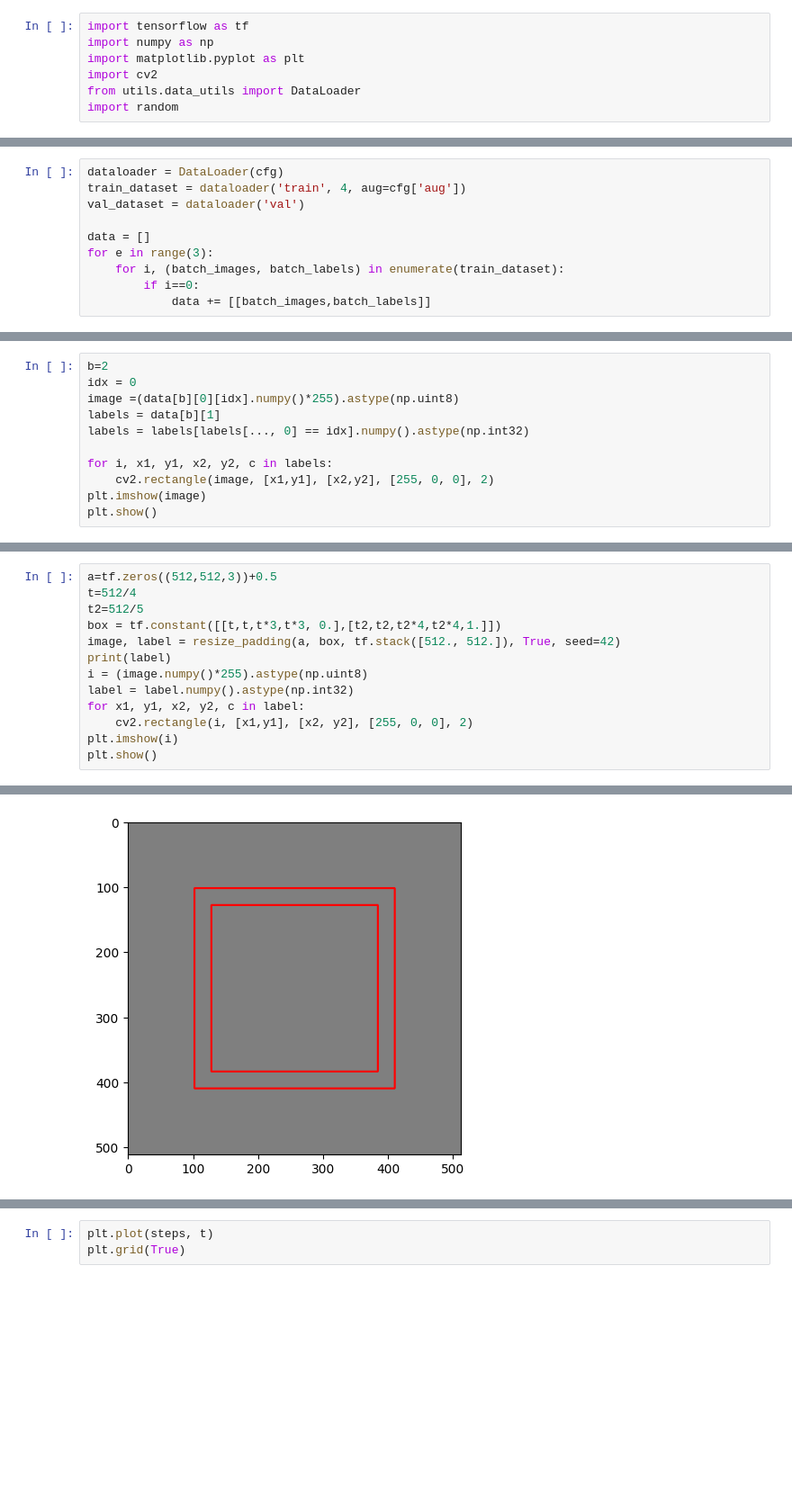
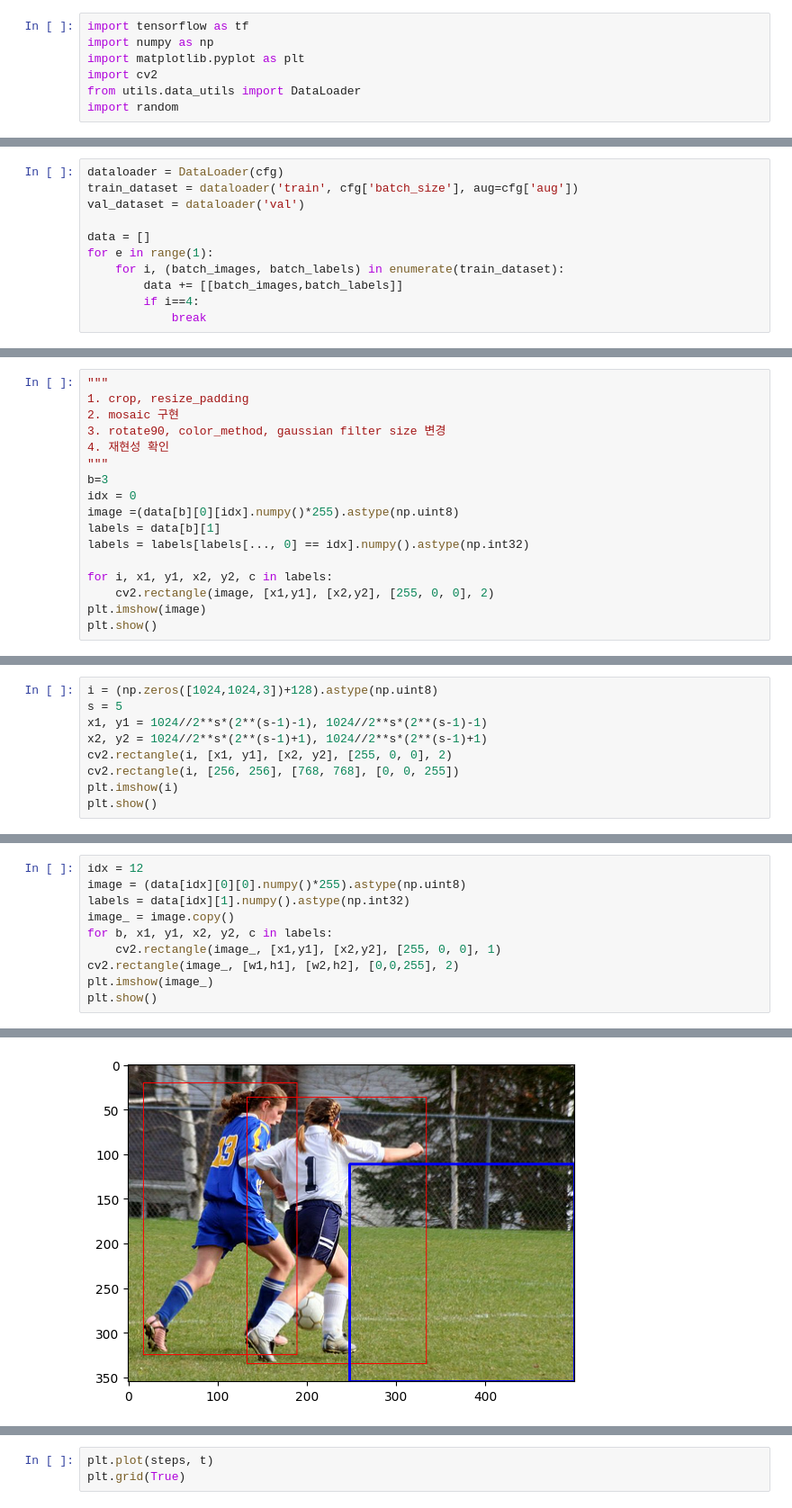
Before and after one commit to kongbuhaja/YOLO_v4, a Jupyter notebook: test.ipynb, the cells around one changed output, grey strips where cells are left out. Shown at 90% size. Cells and saved outputs as stored; diff of their text form; blank space fills up the shorter version.

Commit message:
update mosaic

```diff
--- a/test.ipynb
+++ b/test.ipynb
@@ -30,12 +30,13 @@ cfg['aug'] = {'mosaic':4, 'random_scale':1.0, 'random_rotate90':0.75,
 cfg['batch_size'] *= cfg['aug']['mosaic']
 # %%
 dataloader = DataLoader(cfg)
-train_dataset = dataloader('train', 4, aug=cfg['aug'])
+train_dataset = dataloader('train', cfg['batch_size'], aug=cfg['aug'])
 val_dataset = dataloader('val')
 
 data = []
-for e in range(3):
+for e in range(1):
     for i, (batch_images, batch_labels) in enumerate(train_dataset):
-        if i==0:
-            data += [[batch_images,batch_labels]]
+        data += [[batch_images,batch_labels]]
+        if i==4:
+            break
 # %% [output]
@@ -46,5 +59,11 @@ Dataset: custom val
 # %%
-b=2
+"""
+1. crop, resize_padding
+2. mosaic 구현
+3. rotate90, color_method, gaussian filter size 변경
+4. 재현성 확인
+"""
+b=3
 idx = 0
 image =(data[b][0][idx].numpy()*255).astype(np.uint8)
 labels = data[b][1]
@@ -82,0 +86,9 @@ def resize_padding(image, labels, out_size, random=False, mode='CONSTANT', const
+# %%
+i = (np.zeros([1024,1024,3])+128).astype(np.uint8)
+s = 5
+x1, y1 = 1024//2**s*(2**(s-1)-1), 1024//2**s*(2**(s-1)-1)
+x2, y2 = 1024//2**s*(2**(s-1)+1), 1024//2**s*(2**(s-1)+1)
+cv2.rectangle(i, [x1, y1], [x2, y2], [255, 0, 0], 2)
+cv2.rectangle(i, [256, 256], [768, 768], [0, 0, 255])
+plt.imshow(i)
+plt.show()
@@ -83,14 +101,11 @@ def resize_padding(image, labels, out_size, random=False, mode='CONSTANT', const
 # %%
-a=tf.zeros((512,512,3))+0.5
-t=512/4
-t2=512/5
-box = tf.constant([[t,t,t*3,t*3, 0.],[t2,t2,t2*4,t2*4,1.]])
-image, label = resize_padding(a, box, tf.stack([512., 512.]), True, seed=42)
-print(label)
-i = (image.numpy()*255).astype(np.uint8)
-label = label.numpy().astype(np.int32)
-for x1, y1, x2, y2, c in label:
-    cv2.rectangle(i, [x1,y1], [x2, y2], [255, 0, 0], 2)
-plt.imshow(i)
+idx = 12
+image = (data[idx][0][0].numpy()*255).astype(np.uint8)
+labels = data[idx][1].numpy().astype(np.int32)
+image_ = image.copy()
+for b, x1, y1, x2, y2, c in labels:
+    cv2.rectangle(image_, [x1,y1], [x2,y2], [255, 0, 0], 1)
+cv2.rectangle(image_, [w1,h1], [w2,h2], [0,0,255], 2)
+plt.imshow(image_)
 plt.show()
 # %% [output]
@@ -100 +112 @@ tf.Tensor(
-[figure, old version]
+[figure, new version]
```
Also changed, not shown: parts of 35 cells of this notebook, 11 other files.
